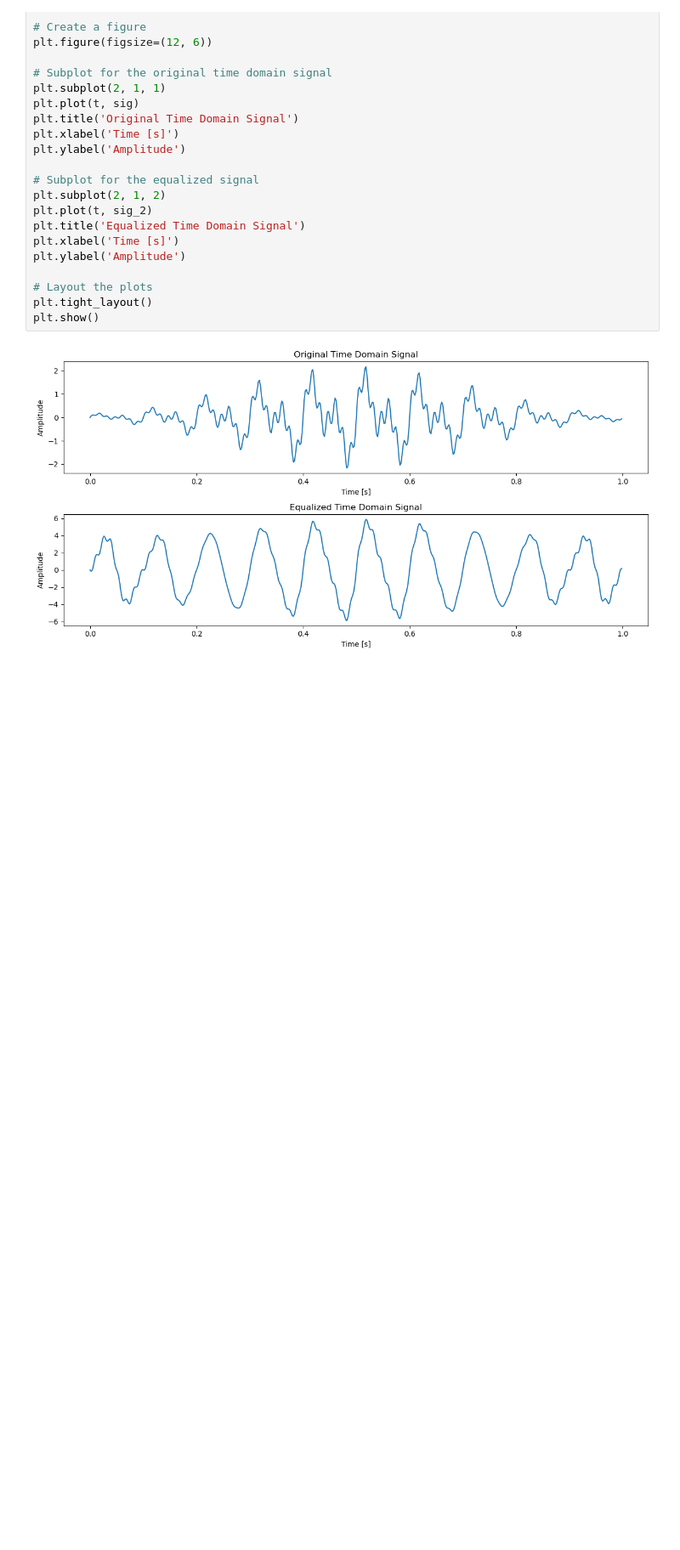
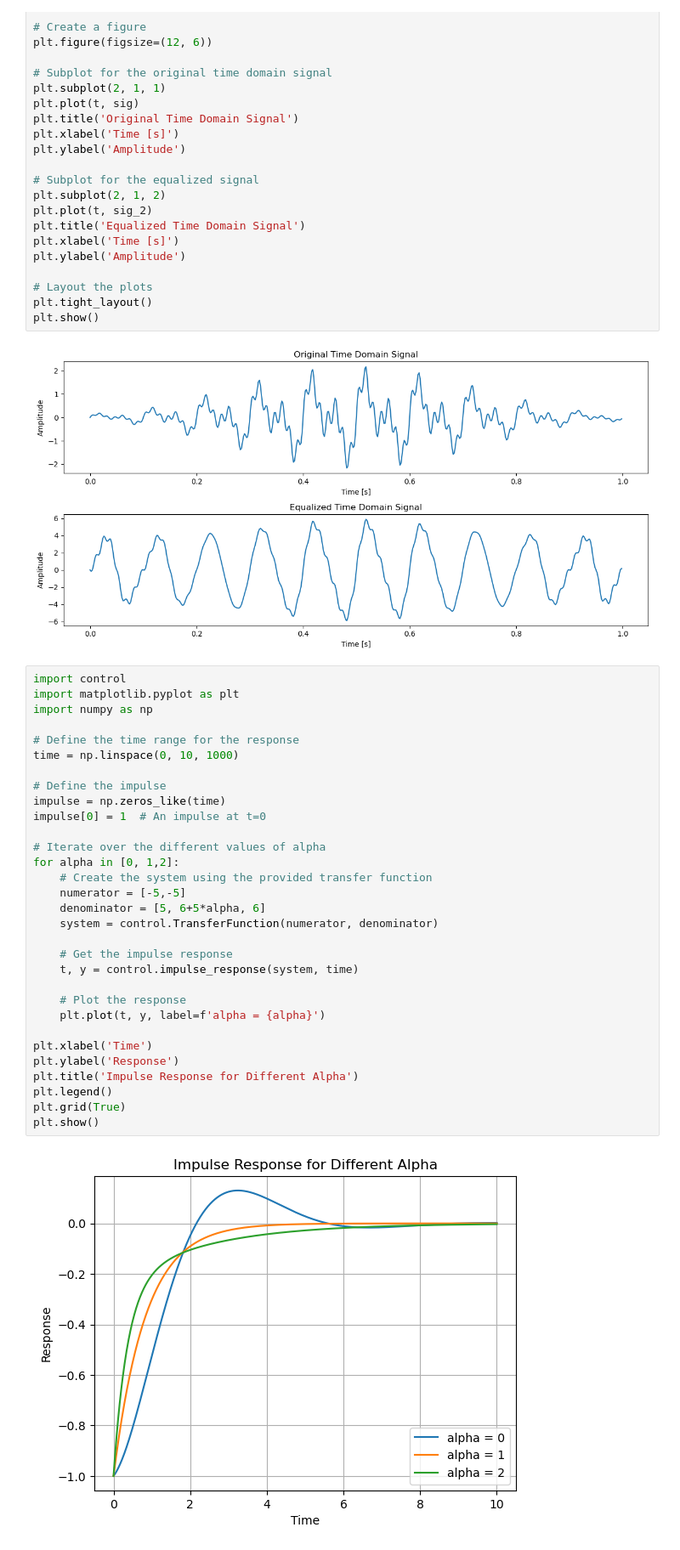
Before and after one commit to abdallahahmed11/Task3_Equalizer, a Jupyter notebook: tryy.ipynb, the cells around one changed output. Shown at 85% size. Drawn from its saved outputs; the diff is of its cells as text; blank space fills up the shorter version.

```diff
--- a/tryy.ipynb
+++ b/tryy.ipynb
@@ -293,3 +298,36 @@ plt.tight_layout()
 plt.show()
 # %% [output]
 [figure]
+# %%
+import control
+import matplotlib.pyplot as plt
+import numpy as np
+
+# Define the time range for the response
+time = np.linspace(0, 10, 1000)
+
+# Define the impulse
+impulse = np.zeros_like(time)
+impulse[0] = 1  # An impulse at t=0
+
+# Iterate over the different values of alpha
+for alpha in [0, 1,2]:
+    # Create the system using the provided transfer function
+    numerator = [-5,-5]
+    denominator = [5, 6+5*alpha, 6]
+    system = control.TransferFunction(numerator, denominator)
+
+    # Get the impulse response
+    t, y = control.impulse_response(system, time)
+
+    # Plot the response
+    plt.plot(t, y, label=f'alpha = {alpha}')
+
+plt.xlabel('Time')
+plt.ylabel('Response')
+plt.title('Impulse Response for Different Alpha')
+plt.legend()
+plt.grid(True)
+plt.show()
+# %% [output]
+[figure, added]
```
Also changed, not shown: parts of 1 cell of this notebook, 3 other files.
